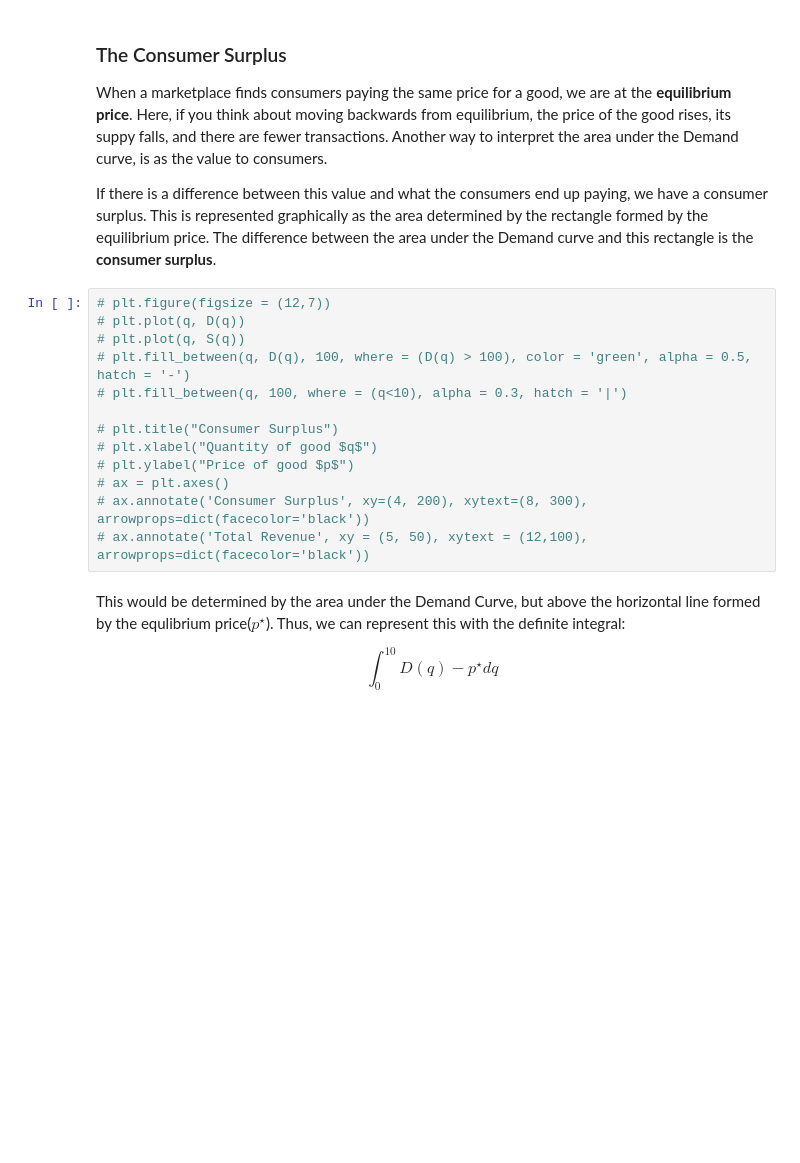
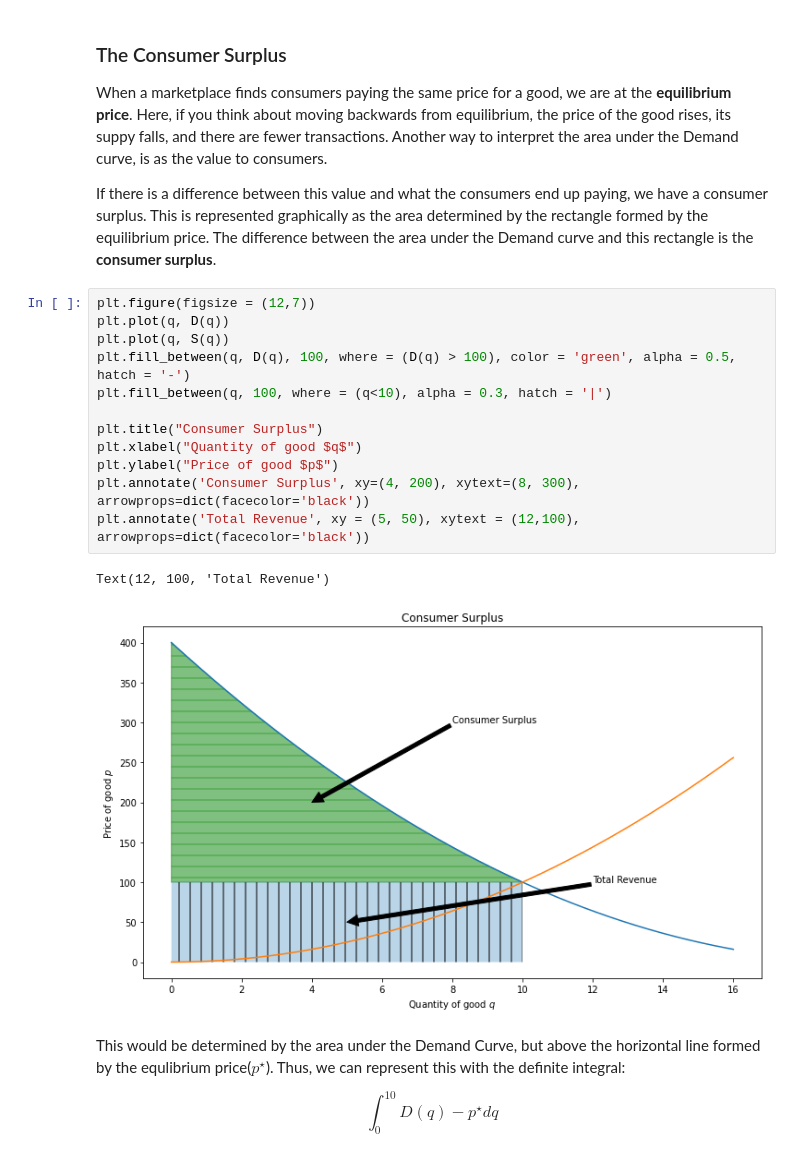
Before and after one commit to jfkoehler/calcbook23, a Jupyter notebook: consumer_surplus.ipynb, the cells around one changed output. Drawn from its saved outputs; the diff is of its cells as text; blank space fills up the shorter version.

```diff
--- a/consumer_surplus.ipynb
+++ b/consumer_surplus.ipynb
@@ -122,18 +126,20 @@ When a marketplace finds consumers paying the same price for a good, we are at t
 
 If there is a difference between this value and what the consumers end up paying, we have a consumer surplus.  This is represented graphically as the area determined by the rectangle formed by the equilibrium price.  The difference between the area under the Demand curve and this rectangle is the **consumer surplus**.
 # %%
-# plt.figure(figsize = (12,7))
-# plt.plot(q, D(q))
-# plt.plot(q, S(q))
-# plt.fill_between(q, D(q), 100, where = (D(q) > 100), color = 'green', alpha = 0.5, hatch = '-')
-# plt.fill_between(q, 100, where = (q<10), alpha = 0.3, hatch = '|')
+plt.figure(figsize = (12,7))
+plt.plot(q, D(q))
+plt.plot(q, S(q))
+plt.fill_between(q, D(q), 100, where = (D(q) > 100), color = 'green', alpha = 0.5, hatch = '-')
+plt.fill_between(q, 100, where = (q<10), alpha = 0.3, hatch = '|')
 
-# plt.title("Consumer Surplus")
-# plt.xlabel("Quantity of good $q$")
-# plt.ylabel("Price of good $p$")
-# ax = plt.axes()
-# ax.annotate('Consumer Surplus', xy=(4, 200), xytext=(8, 300), arrowprops=dict(facecolor='black'))
-# ax.annotate('Total Revenue', xy = (5, 50), xytext = (12,100), arrowprops=dict(facecolor='black'))
+plt.title("Consumer Surplus")
+plt.xlabel("Quantity of good $q$")
+plt.ylabel("Price of good $p$")
+plt.annotate('Consumer Surplus', xy=(4, 200), xytext=(8, 300), arrowprops=dict(facecolor='black'))
+plt.annotate('Total Revenue', xy = (5, 50), xytext = (12,100), arrowprops=dict(facecolor='black'))
+# %% [output]
+Text(12, 100, 'Total Revenue')
+[figure, added]
 # %% [markdown]
 This would be determined by the area under the Demand Curve, but above the horizontal line formed by the equlibrium price($p^\star$).  Thus, we can represent this with the definite integral:
 
```
Also changed, not shown: parts of 6 cells of this notebook, 49 other files.
